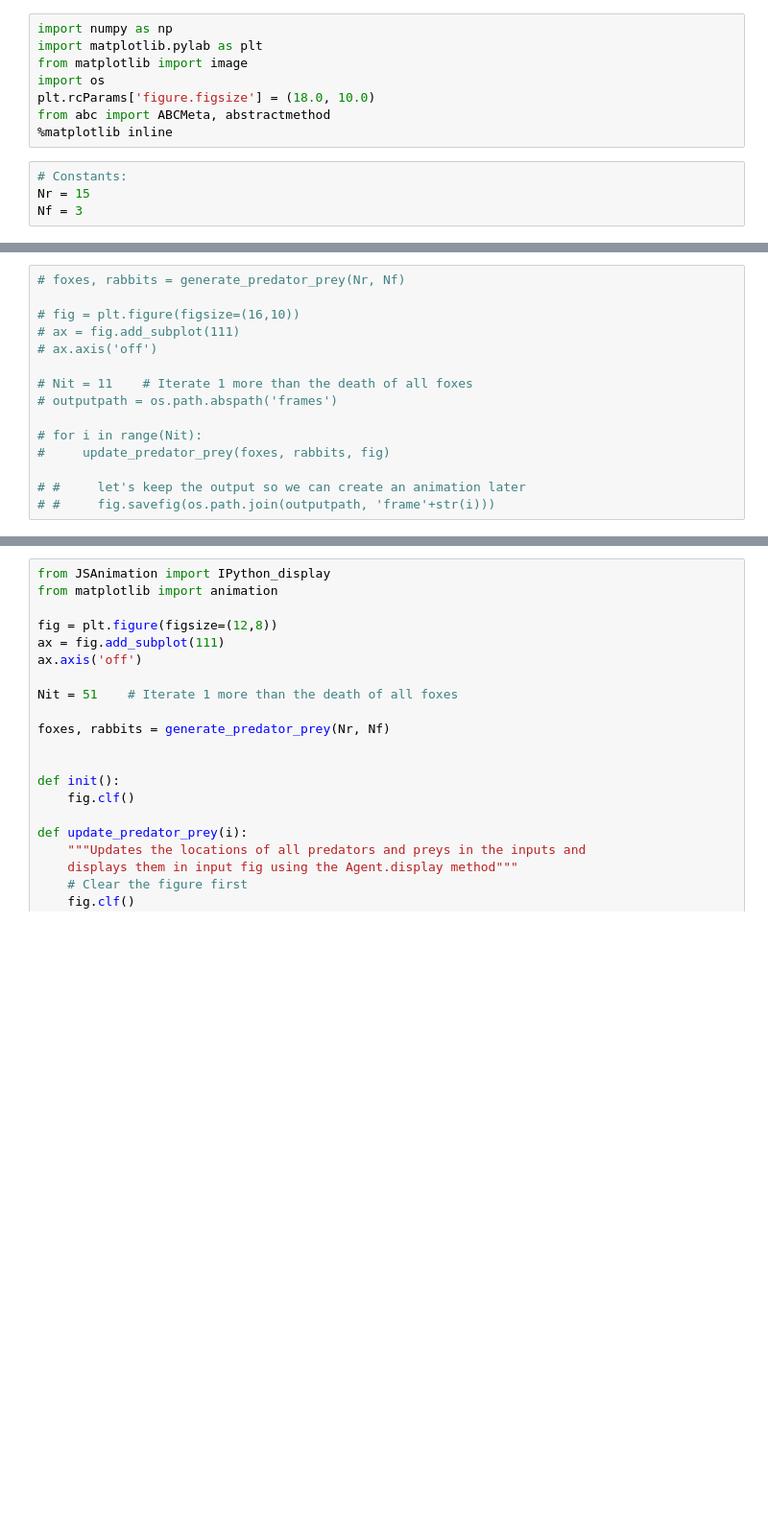
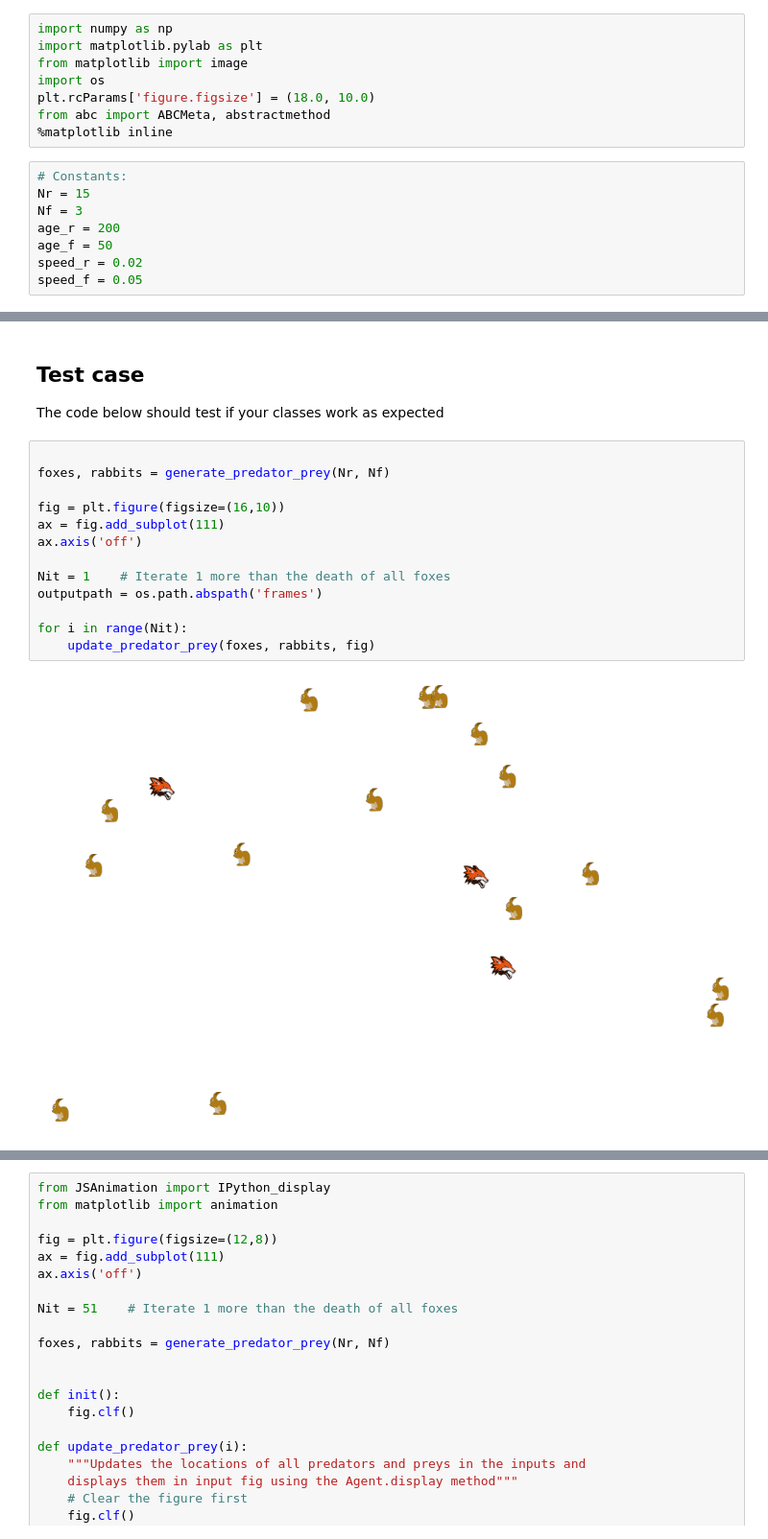
Before and after one commit to ngcm/summer-academy-2016-basics, a Jupyter notebook: Intermediate_Python/exercises/07-Predator_prey.ipynb, the cells around one changed output, grey strips where cells are left out. Shown at 96% size. Cells and saved outputs as stored; diff of their text form; blank space fills up the shorter version.

Commit message:
Edit description in classes exercise

```diff
--- a/Intermediate_Python/exercises/07-Predator_prey.ipynb
+++ b/Intermediate_Python/exercises/07-Predator_prey.ipynb
@@ -62,6 +139,10 @@ from abc import ABCMeta, abstractmethod
 # Constants:
 Nr = 15
 Nf = 3
+age_r = 200
+age_f = 50
+speed_r = 0.02
+speed_f = 0.05
 # %%
 # Classes:
 class Agent(metaclass=ABCMeta):
@@ -193,18 +313,21 @@ def update_predator_prey(predators, preys, fig):
     for prey in preys:
         prey.move()
         prey.display(fig)
+# %% [markdown]
+## Test case
+The code below should test if your classes work as expected
 # %%
-# foxes, rabbits = generate_predator_prey(Nr, Nf)
 
-# fig = plt.figure(figsize=(16,10))
-# ax = fig.add_subplot(111)
-# ax.axis('off')
+foxes, rabbits = generate_predator_prey(Nr, Nf)
 
-# Nit = 11    # Iterate 1 more than the death of all foxes
-# outputpath = os.path.abspath('frames')
+fig = plt.figure(figsize=(16,10))
+ax = fig.add_subplot(111)
+ax.axis('off')
 
-# for i in range(Nit):
-#     update_predator_prey(foxes, rabbits, fig)
+Nit = 1    # Iterate 1 more than the death of all foxes
+outputpath = os.path.abspath('frames')
 
-# #     let's keep the output so we can create an animation later
-# #     fig.savefig(os.path.join(outputpath, 'frame'+str(i)))
+for i in range(Nit):
+    update_predator_prey(foxes, rabbits, fig)
+# %% [output]
+[figure, added]
```
Also changed, not shown: parts of 10 cells of this notebook, 2 other files.
